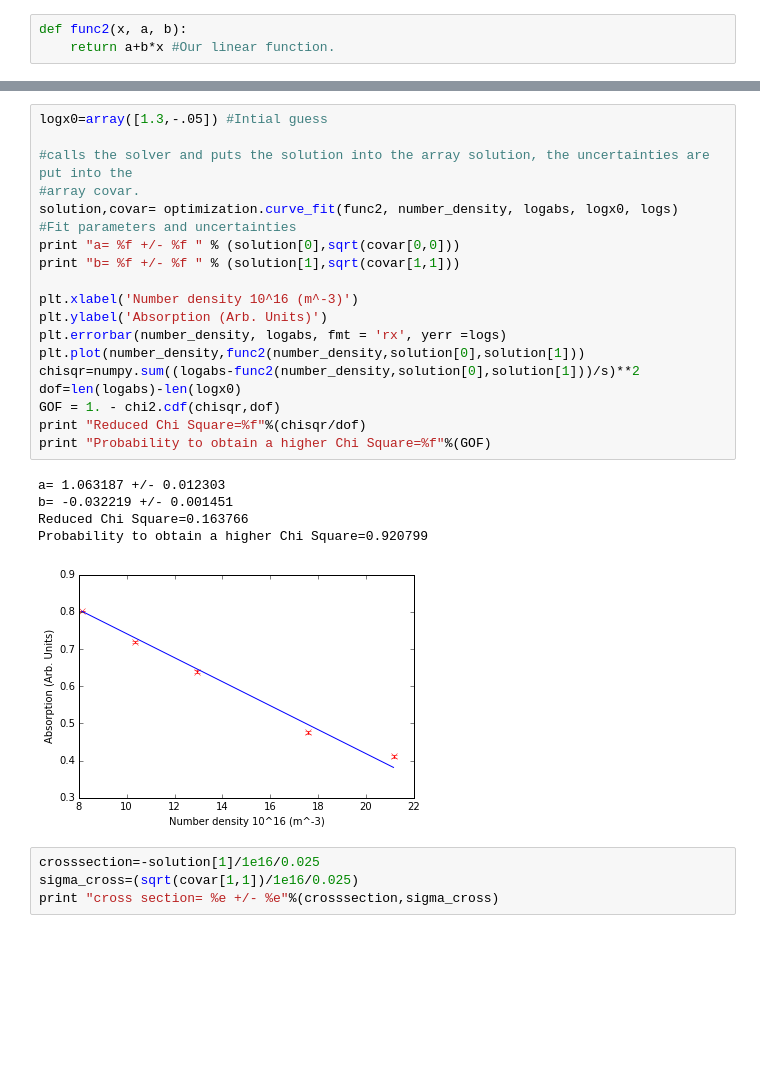
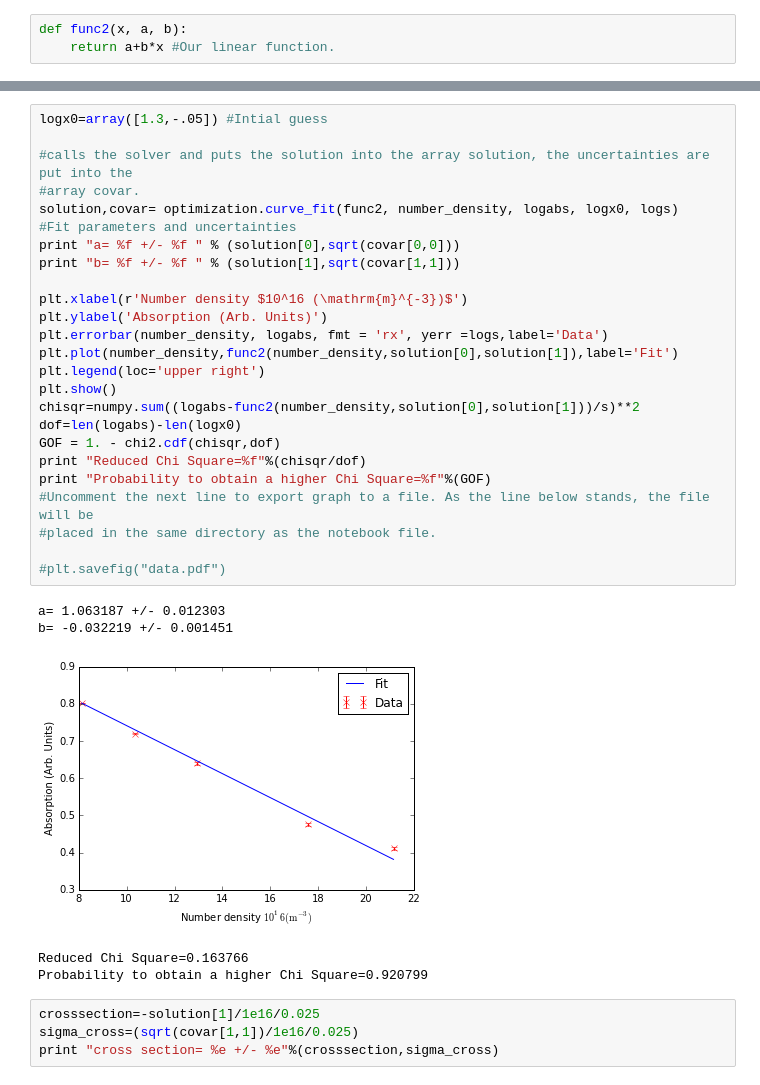
Before and after one commit to HartwickChaosLab/Physics-IPython-Notebooks, a Jupyter notebook: Optics-NB/Data-Analysis-for-Optical-Absorption.ipynb, the cells around one changed output, grey strips where cells are left out. Cells and saved outputs as stored; diff of their text form; blank space fills up the shorter version.

```diff
--- a/Optics-NB/Data-Analysis-for-Optical-Absorption.ipynb
+++ b/Optics-NB/Data-Analysis-for-Optical-Absorption.ipynb
@@ -204,28 +210,34 @@ display(w)
 # %%
 logx0=array([1.3,-.05]) #Intial guess
 
 #calls the solver and puts the solution into the array solution, the uncertainties are put into the
 #array covar.
 solution,covar= optimization.curve_fit(func2, number_density, logabs, logx0, logs)
 #Fit parameters and uncertainties
 print "a= %f +/- %f " % (solution[0],sqrt(covar[0,0]))
 print "b= %f +/- %f " % (solution[1],sqrt(covar[1,1]))
 
-plt.xlabel('Number density 10^16 (m^-3)')
+plt.xlabel(r'Number density $10^16 (\mathrm{m}^{-3})$')
 plt.ylabel('Absorption (Arb. Units)')
-plt.errorbar(number_density, logabs, fmt = 'rx', yerr =logs)
-plt.plot(number_density,func2(number_density,solution[0],solution[1]))
+plt.errorbar(number_density, logabs, fmt = 'rx', yerr =logs,label='Data')
+plt.plot(number_density,func2(number_density,solution[0],solution[1]),label='Fit')
+plt.legend(loc='upper right')
+plt.show()
 chisqr=numpy.sum((logabs-func2(number_density,solution[0],solution[1]))/s)**2
 dof=len(logabs)-len(logx0)
 GOF = 1. - chi2.cdf(chisqr,dof)
 print "Reduced Chi Square=%f"%(chisqr/dof)
 print "Probability to obtain a higher Chi Square=%f"%(GOF)
+#Uncomment the next line to export graph to a file. As the line below stands, the file will be
+#placed in the same directory as the notebook file.
+
+#plt.savefig("data.pdf")
 # %% [output]
 a= 1.063187 +/- 0.012303
 b= -0.032219 +/- 0.001451
-Reduced Chi Square=0.163766
-Probability to obtain a higher Chi Square=0.920799
-[figure, old version]
+[figure, new version]
+Reduced Chi Square=0.163766
+Probability to obtain a higher Chi Square=0.920799
 # %%
 crosssection=-solution[1]/1e16/0.025
 sigma_cross=(sqrt(covar[1,1])/1e16/0.025)
```
Also changed, not shown: parts of 4 cells of this notebook, 1 other file.
